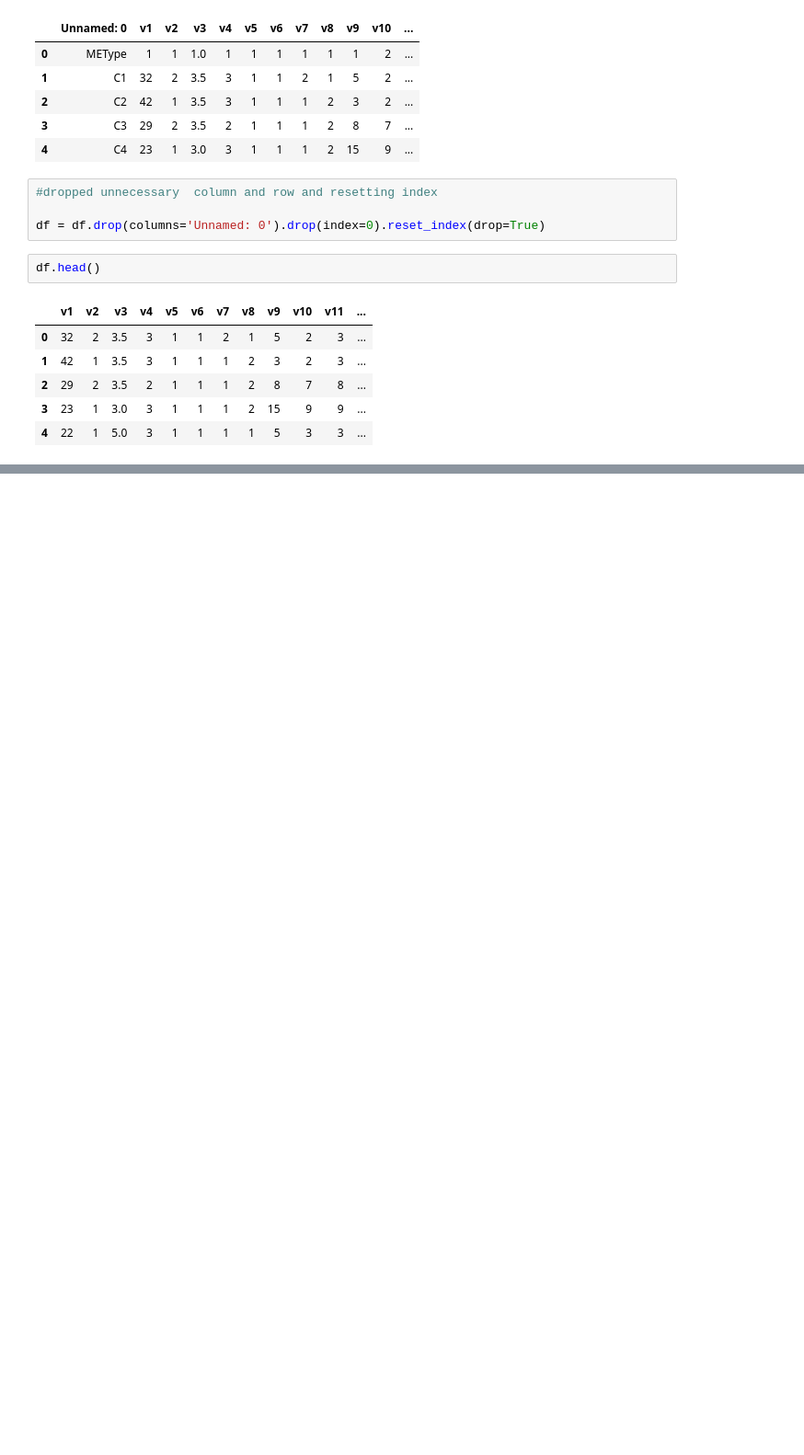
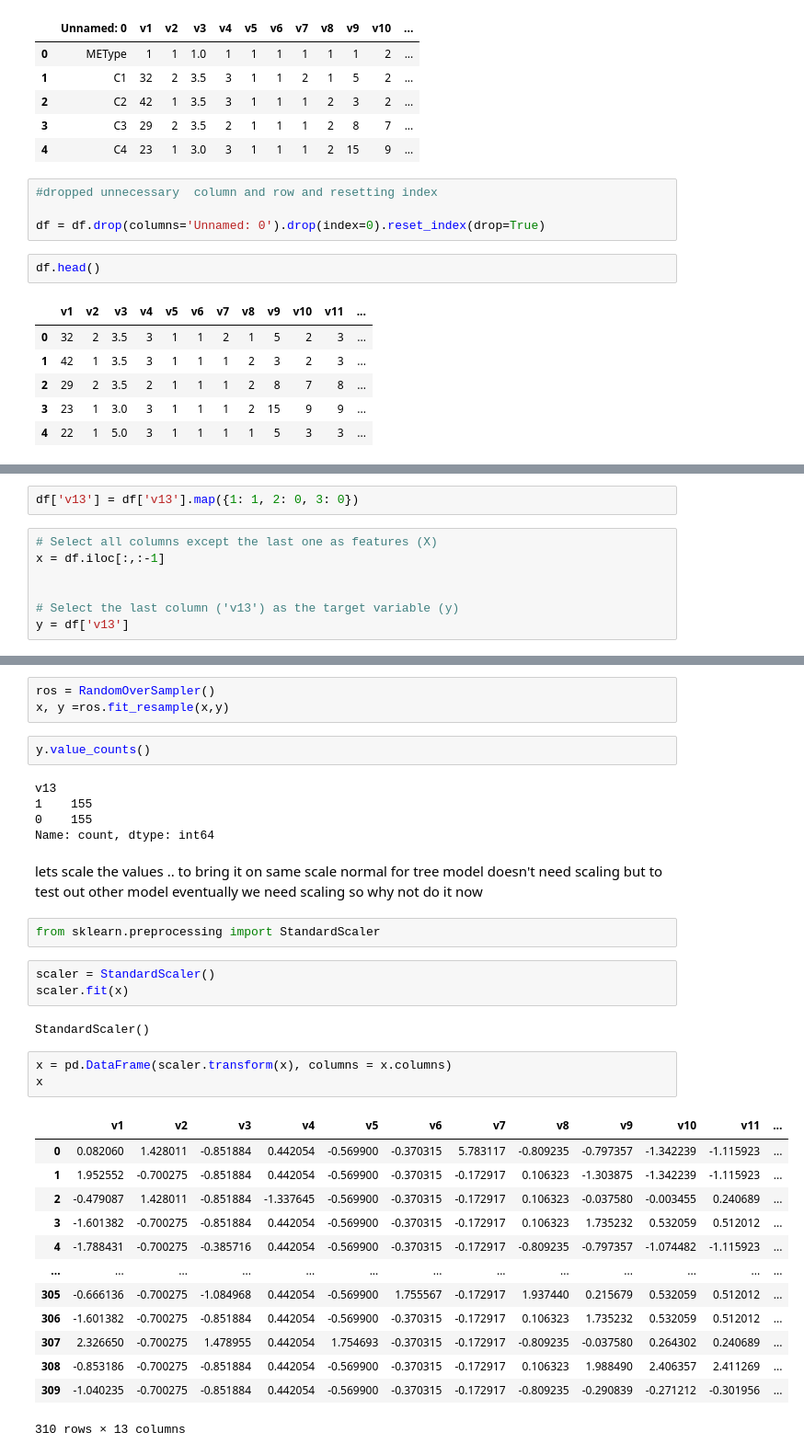
Before and after one commit to Anup-Sarkar-DD/IVF_Success_Rate_Predict, a Jupyter notebook: potentialFinal.ipynb, the cells around one changed output, grey strips where cells are left out. Shown at 92% size. Cells and saved outputs as stored; diff of their text form; blank space fills up the shorter version.

```diff
--- a/potentialFinal.ipynb
+++ b/potentialFinal.ipynb
@@ -310,0 +162,9 @@ weighted avg       0.63      0.62      0.63        45
+# %%
+df['v13'] = df['v13'].map({1: 1, 2: 0, 3: 0})
+# %%
+# Select all columns except the last one as features (X)
+x = df.iloc[:,:-1]
+
+
+# Select the last column ('v13') as the target variable (y)
+y = df['v13']
@@ -310,0 +182,36 @@ weighted avg       0.63      0.62      0.63        45
+# %%
+ros = RandomOverSampler()
+x, y =ros.fit_resample(x,y)
+# %%
+y.value_counts()
+# %% [output]
+v13
+1    155
+0    155
+Name: count, dtype: int64
+# %% [markdown]
+lets scale the values .. to bring it on same scale normal for tree model doesn't need scaling but to test out other model eventually we need scaling so why not do it now
+# %%
+from sklearn.preprocessing import StandardScaler
+# %%
+scaler = StandardScaler()
+scaler.fit(x)
+# %% [output]
+StandardScaler()
+# %%
+x = pd.DataFrame(scaler.transform(x), columns = x.columns)
+x
+# %% [output]
+|  | v1 | v2 | v3 | v4 | v5 | v6 | v7 | v8 | v9 | v10 | v11 | ... |
+| 0 | 0.082060 | 1.428011 | -0.851884 | 0.442054 | -0.569900 | -0.370315 | 5.783117 | -0.809235 | -0.797357 | -1.342239 | -1.115923 | ... |
+| 1 | 1.952552 | -0.700275 | -0.851884 | 0.442054 | -0.569900 | -0.370315 | -0.172917 | 0.106323 | -1.303875 | -1.342239 | -1.115923 | ... |
+| 2 | -0.479087 | 1.428011 | -0.851884 | -1.337645 | -0.569900 | -0.370315 | -0.172917 | 0.106323 | -0.037580 | -0.003455 | 0.240689 | ... |
+| 3 | -1.601382 | -0.700275 | -0.851884 | 0.442054 | -0.569900 | -0.370315 | -0.172917 | 0.106323 | 1.735232 | 0.532059 | 0.512012 | ... |
+| 4 | -1.788431 | -0.700275 | -0.385716 | 0.442054 | -0.569900 | -0.370315 | -0.172917 | -0.809235 | -0.797357 | -1.074482 | -1.115923 | ... |
+| ... | ... | ... | ... | ... | ... | ... | ... | ... | ... | ... | ... | ... |
+| 305 | -0.666136 | -0.700275 | -1.084968 | 0.442054 | -0.569900 | 1.755567 | -0.172917 | 1.937440 | 0.215679 | 0.532059 | 0.512012 | ... |
+| 306 | -1.601382 | -0.700275 | -0.851884 | 0.442054 | -0.569900 | -0.370315 | -0.172917 | 0.106323 | 1.735232 | 0.532059 | 0.512012 | ... |
+| 307 | 2.326650 | -0.700275 | 1.478955 | 0.442054 | 1.754693 | -0.370315 | -0.172917 | -0.809235 | -0.037580 | 0.264302 | 0.240689 | ... |
+| 308 | -0.853186 | -0.700275 | -0.851884 | 0.442054 | -0.569900 | -0.370315 | -0.172917 | 0.106323 | 1.988490 | 2.406357 | 2.411269 | ... |
+| 309 | -1.040235 | -0.700275 | -0.851884 | 0.442054 | -0.569900 | -0.370315 | -0.172917 | -0.809235 | -0.290839 | -0.271212 | -0.301956 | ... |
+310 rows × 13 columns
```
Also changed, not shown: parts of 83 cells of this notebook, 1 other file.
